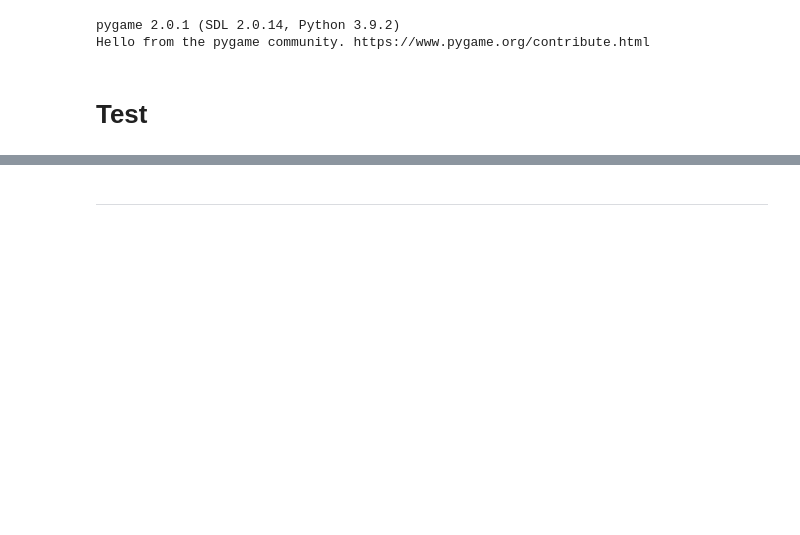
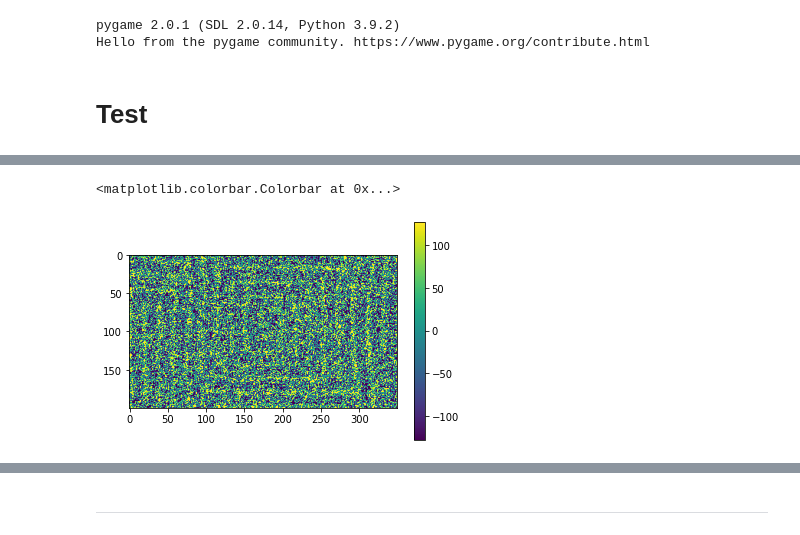
Before and after one commit to heysoos/neuralart, a Jupyter notebook: notebooks/NCA_pygame.ipynb, the cells around one changed output, grey strips where cells are left out. Cells and saved outputs as stored; diff of their text form; code cells hidden in the pictures; blank space fills up the shorter version.

```diff
--- a/notebooks/NCA_pygame.ipynb
+++ b/notebooks/NCA_pygame.ipynb
@@ -36,7 +36,7 @@ def LMB_make(state, r=5, s=1):
     xcl, ycl = int(xcl/UPSCALE), int(ycl/UPSCALE)
 
     # radial blur
-    xm, ym = torch.meshgrid(torch.linspace(-s, s, 2*r), torch.linspace(-s, s, 2*r))
+    xm, ym = torch.meshgrid(torch.linspace(-1, 1, 2*r), torch.linspace(-1, 1, 2*r))
     rm = torch.sqrt(xm**2 + ym**2).type(torch.double)
     blur = torch.exp(-rm**2 / s**2)
     blur = torch.where(rm <= 1., blur, 0.) # circular mask
@@ -61,7 +61,7 @@ def RMB_del(state, r=5, s=1):
     xcl, ycl = int(xcl/UPSCALE), int(ycl/UPSCALE)
 
     # radial blur
-    xm, ym = torch.meshgrid(torch.linspace(-s, s, 2*r), torch.linspace(-s, s, 2*r))
+    xm, ym = torch.meshgrid(torch.linspace(-1, 1, 2*r), torch.linspace(-1, 1, 2*r))
     rm = torch.sqrt(xm**2 + ym**2).type(torch.double)
     blur = (1 - torch.exp(-rm**2 / s**2))
     blur = torch.where(rm <= 1., blur, 1.) # circular mask
@@ -107,6 +112,6 @@ ax[2].imshow(ca.rule.growth_kernel.cpu().detach().numpy())
 # %%
 # brush properties
-r = 10
+r = 40
 s = 1
 # %%
 # resolution of grid
@@ -261,0 +277,9 @@ torch.Size([1, 1, 350, 70])
+# %%
+b, c, h, w = state.shape
+test = torch.gather(state, 1, torch.randint(state.shape[1], size=(b, 1, h, w)).cuda())
+# %%
+plt.imshow(test[0, 0].detach().cpu().numpy().transpose())
+plt.colorbar()
+# %% [output]
+<matplotlib.colorbar.Colorbar at 0x...>
+[figure, added]
```
Also changed, not shown: parts of 16 cells of this notebook, 4 other files.
